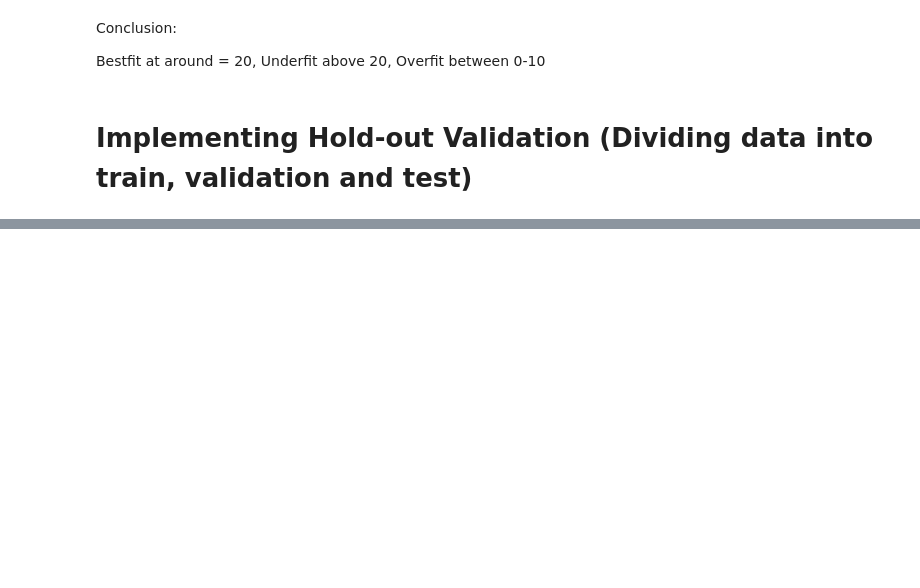
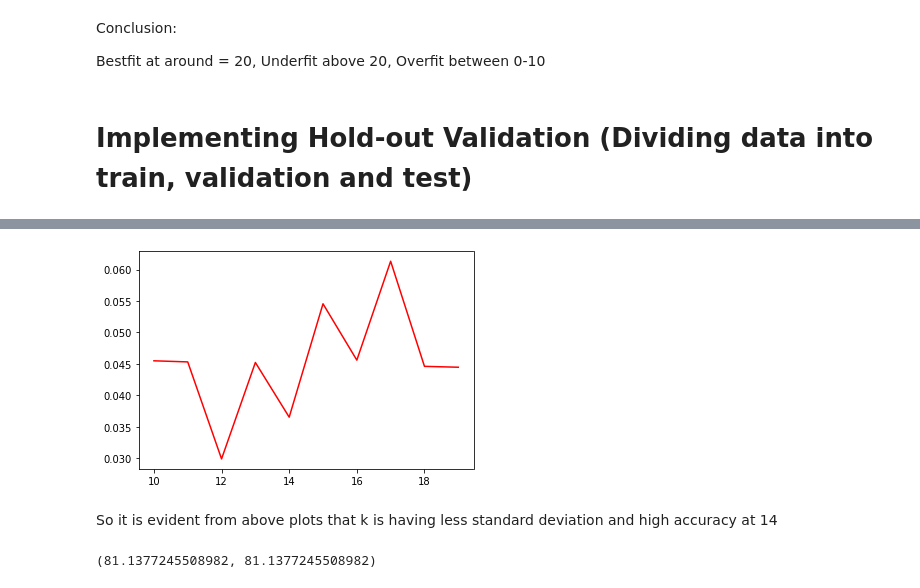
Before and after one commit to vinaykumar7686/Titanic_Tragedy_Survival_Prediction_Model, a Jupyter notebook: titanic_survival_prediction.ipynb, the cells around one changed output, grey strips where cells are left out. Saved outputs shown, nothing was run; the diff lists cells and outputs as text; code cells hidden in the pictures; blank space fills up the shorter version.

```diff
--- a/titanic_survival_prediction.ipynb
+++ b/titanic_survival_prediction.ipynb
@@ -456,0 +522,22 @@ trainy.value_counts()/len(trainy)*100, valy.value_counts()/len(valy)*100, testy.
+# %%
+# plotting graph for standard deviation for same range of values
+plt.plot(n,std, c='red')
+plt.show()
+# %% [output]
+[figure, added]
+# %% [markdown]
+So it is evident from above plots that k is having less standard deviation and high accuracy at 14
+# %%
+# Applying the value of k to unseen test set
+
+from sklearn.neighbors import KNeighborsClassifier as KNN
+clf=KNN(n_neighbors=14)
+
+clf.fit(trainx, trainy)
+
+score0= clf.score(trainx,trainy)
+score1= clf.score(trainx,trainy)
+
+score0*100, score1*100
+# %% [output]
+(81.1377245508982, 81.1377245508982)
```
Also changed, not shown: parts of 19 cells of this notebook.
